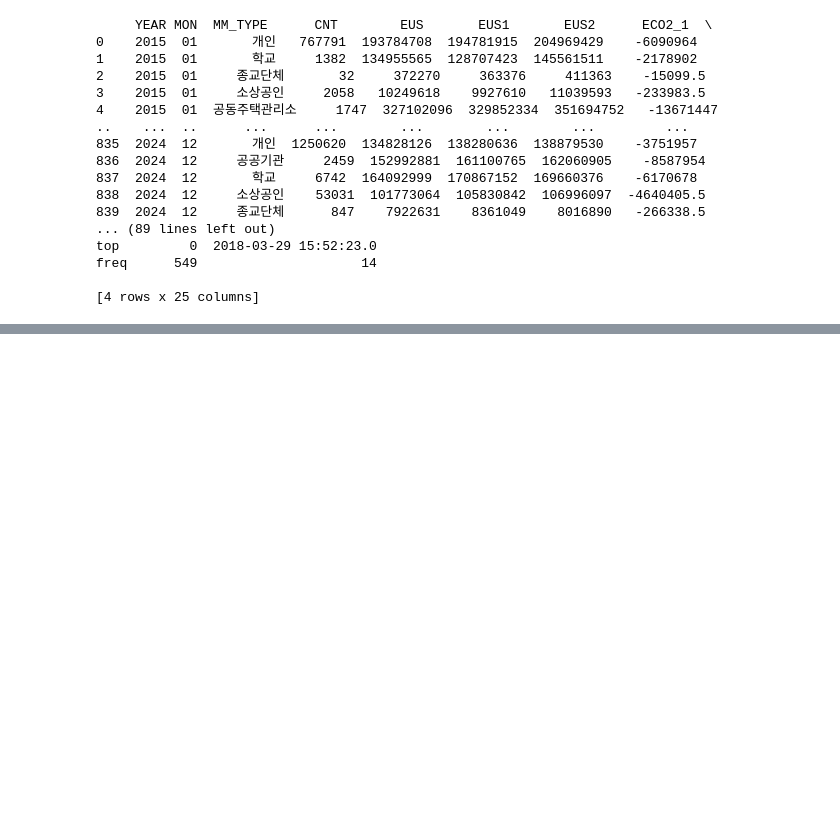
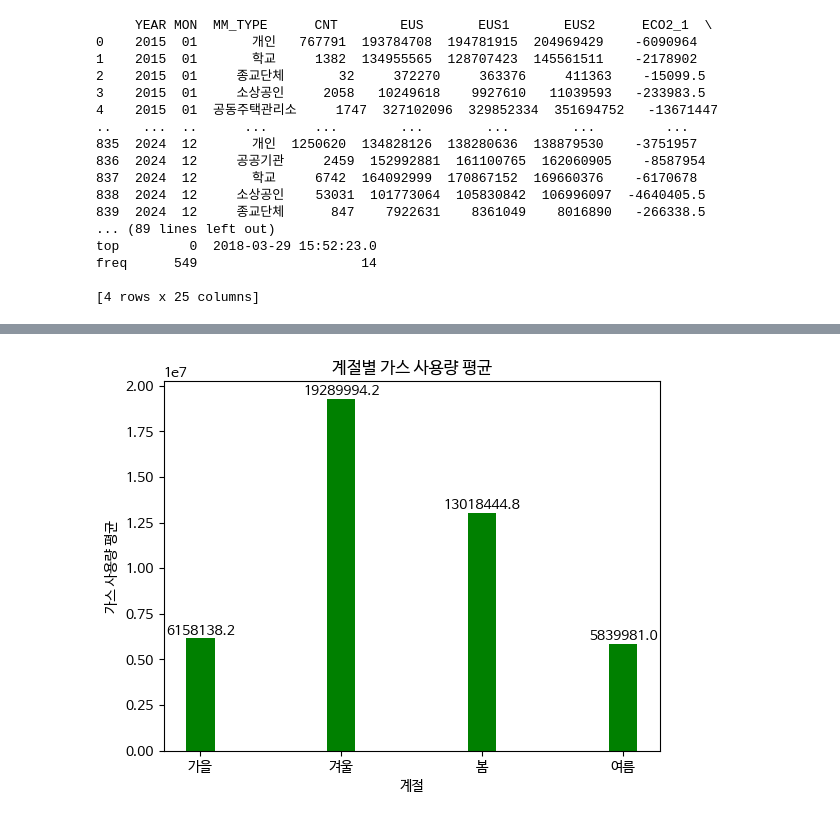
Before and after one commit to KimBooKyeom01/Knou-DataAnalysis, a Jupyter notebook: 오픈소시 기반 데이터 분석 과제.ipynb, the cells around one changed output, grey strips where cells are left out. Cells and saved outputs as stored; diff of their text form; code cells hidden in the pictures; blank space fills up the shorter version.

```diff
--- a/오픈소시 기반 데이터 분석 과제.ipynb
+++ b/오픈소시 기반 데이터 분석 과제.ipynb
@@ -111,0 +159,23 @@ day_sales = train_cleaned.groupby('dayofweek')['sales'].mean().reset_index()
+# %%
+
+df['GUS'] = df['GUS'].astype(float)
+df_season_group = df.groupby('SEASON')['GUS'].mean().reset_index()
+df_season_group
+
+## 데이터 생성
+x = df_season_group['SEASON']
+y = df_season_group['GUS']
+
+bar = plt.bar(x,y, width=0.2, color='g')
+
+for rect in bar:
+    height = rect.get_height()
+    plt.text(rect.get_x() + rect.get_width()/2.0, height, '%.1f' % height, ha='center', va='bottom', size = 10)
+
+plt.title("계절별 가스 사용량 평균")
+plt.xlabel("계절")
+plt.ylabel("가스 사용량 평균")
+
+plt.show()
+# %% [output]
+[figure, added]
```
Also changed, not shown: parts of 4 cells of this notebook.
